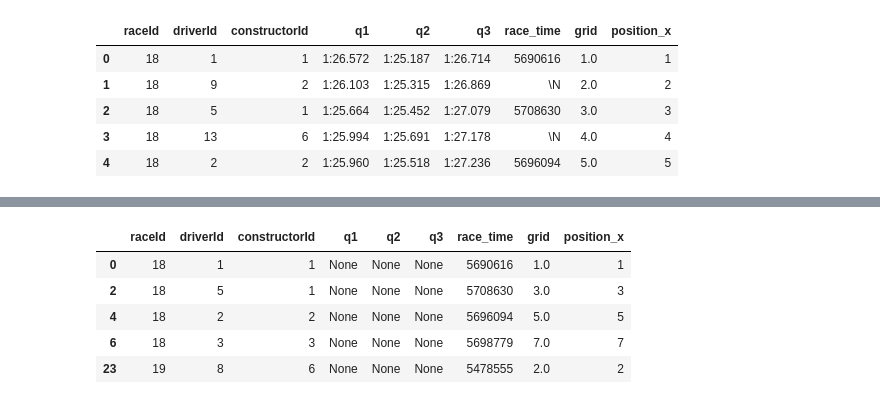
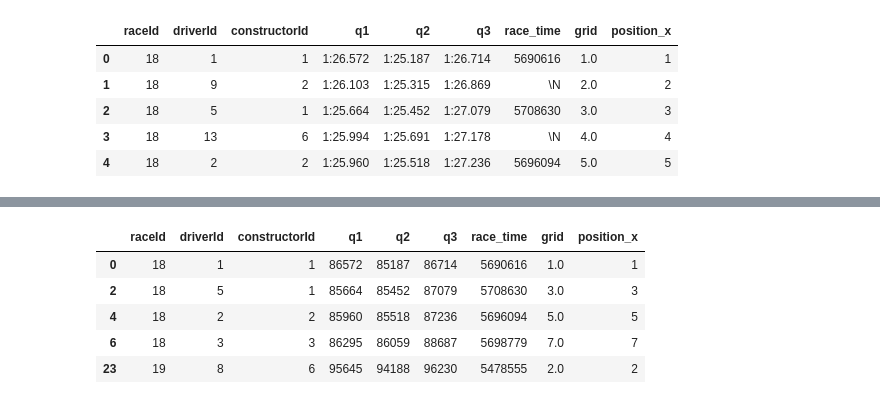
Before and after one commit to MacBeth-M/Capstone, a Jupyter notebook: Qualifying.ipynb, the cells around one changed output, grey strips where cells are left out. Drawn from its saved outputs; the diff is of its cells as text; code cells hidden in the pictures.

```diff
--- a/Qualifying.ipynb
+++ b/Qualifying.ipynb
@@ -38,9 +38,9 @@ my_quali.head()
 # %%
 # retain only the columns we need
 selected_columns = ['raceId', 'driverId', 'constructorId', 'q1', 'q2', 'q3', 'race_time', 'grid', 'position_x']
-my_quali2 = my_quali[selected_columns]
+quali = my_quali[selected_columns]
 
-my_quali2.head()
+quali.head()
 # %% [output]
 |  | raceId | driverId | constructorId | q1 | q2 | q3 | race_time | grid | position_x |
 | 0 | 18 | 1 | 1 | 1:26.572 | 1:25.187 | 1:26.714 | 5690616 | 1.0 | 1 |
@@ -50,7 +50,9 @@ my_quali2.head()
 | 4 | 18 | 2 | 2 | 1:25.960 | 1:25.518 | 1:27.236 | 5696094 | 5.0 | 5 |
 # %%
 # remove missing values
-my_quali2.replace('\\N', np.nan, inplace=True)
-my_quali2.dropna(inplace=True)
-my_quali2.head()
+quali = quali.copy()
+
+quali.replace('\\N', np.nan, inplace=True)
+quali.dropna(inplace=True)
+quali.head()
 # %% [output]
@@ -87,15 +81,15 @@ def time_format(time_str):
     return total_milliseconds
 # %%
 # Convert columns to milliseconds
-my_quali2.loc[:, 'q1'] = my_quali2['q1'].apply(time_format)
-my_quali2.loc[:, 'q2'] = my_quali2['q2'].apply(time_format)
-my_quali2.loc[:, 'q3'] = my_quali2['q3'].apply(time_format)
+quali['q1'] = quali['q1'].apply(time_format)
+quali['q2'] = quali['q2'].apply(time_format)
+quali['q3'] = quali['q3'].apply(time_format)
 
-my_quali2.head()
+quali.head()
 # %% [output]
 |  | raceId | driverId | constructorId | q1 | q2 | q3 | race_time | grid | position_x |
-| 0 | 18 | 1 | 1 | None | None | None | 5690616 | 1.0 | 1 |
-| 2 | 18 | 5 | 1 | None | None | None | 5708630 | 3.0 | 3 |
-| 4 | 18 | 2 | 2 | None | None | None | 5696094 | 5.0 | 5 |
-| 6 | 18 | 3 | 3 | None | None | None | 5698779 | 7.0 | 7 |
-| 23 | 19 | 8 | 6 | None | None | None | 5478555 | 2.0 | 2 |
+| 0 | 18 | 1 | 1 | 86572 | 85187 | 86714 | 5690616 | 1.0 | 1 |
+| 2 | 18 | 5 | 1 | 85664 | 85452 | 87079 | 5708630 | 3.0 | 3 |
+| 4 | 18 | 2 | 2 | 85960 | 85518 | 87236 | 5696094 | 5.0 | 5 |
+| 6 | 18 | 3 | 3 | 86295 | 86059 | 88687 | 5698779 | 7.0 | 7 |
+| 23 | 19 | 8 | 6 | 95645 | 94188 | 96230 | 5478555 | 2.0 | 2 |
```
Also changed, not shown: parts of 7 cells of this notebook, 1 other file.
